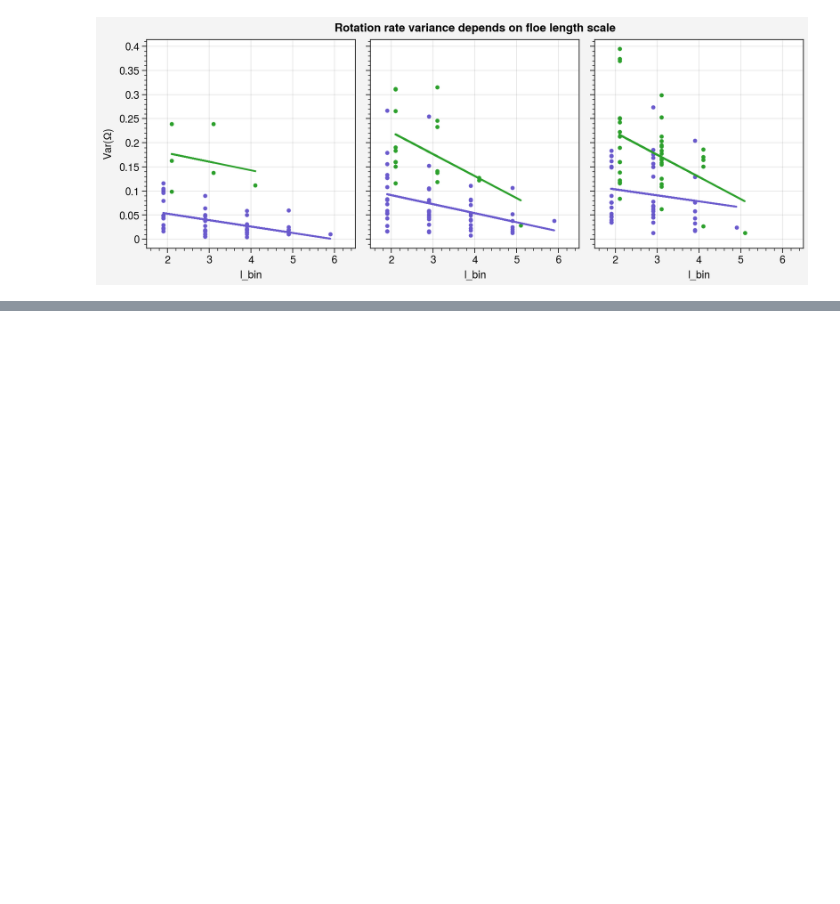
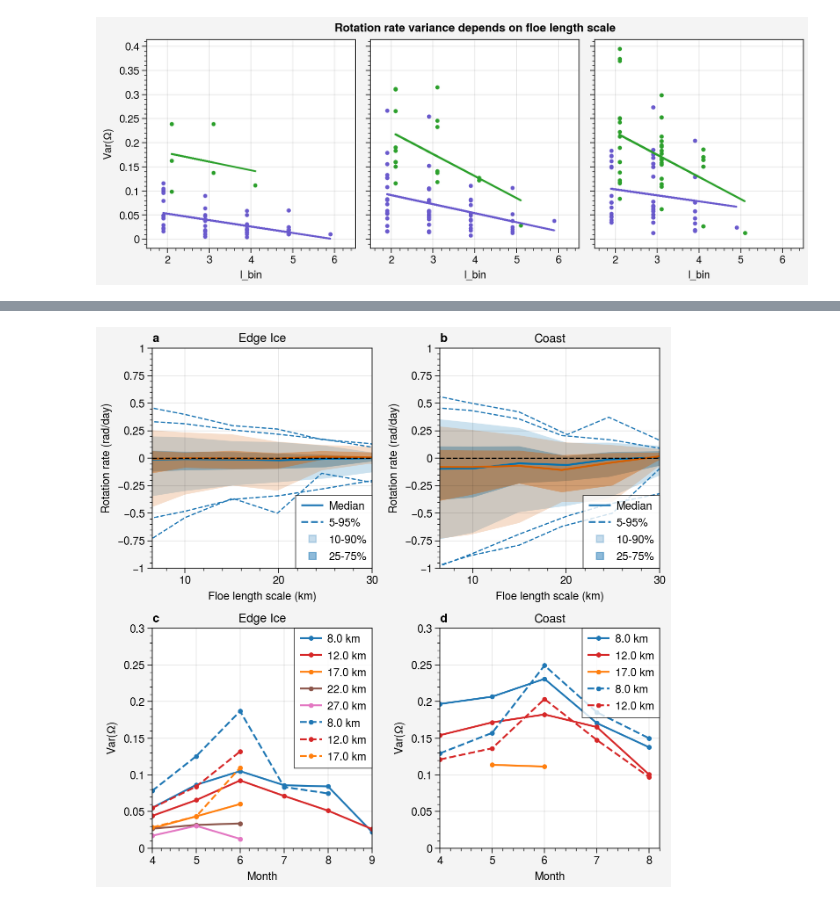
Before and after one commit to danielmwatkins/miz_scales_of_motion, a Jupyter notebook: notebooks/rotation_rate.ipynb, the cells around one changed output, grey strips where cells are left out. Drawn from its saved outputs; the diff is of its cells as text; code cells hidden in the pictures; blank space fills up the shorter version.

```diff
--- a/notebooks/rotation_rate.ipynb
+++ b/notebooks/rotation_rate.ipynb
@@ -125,16 +1,3 @@ fig.save('../figures/fig05_rotation_rate_distribution.pdf', dpi=300)
-# %%
-f = 2*(7.292e-5)*np.sin(np.deg2rad(subset['latitude']))
-subset['normalized_rotation'] = subset['zeta']/(f * 24*60*60)
-subset['length_scale_km'] = np.sqrt(subset['area_km2'])
-df_summary = subset.loc[:, ['l_bin', 'normalized_rotation', 'zeta']].groupby('l_bin').quantile([0.01, 0.1, 0.25, 0.5, 0.75, 0.90, 0.99])
-df_summary.reset_index(inplace=True)
-df_summary.columns=['l_bin', 'quantile', 'normalized_rotation', 'zeta']
-df_summary_zeta = df_summary.pivot_table(index='l_bin', columns='quantile', values='zeta')
-df_summary_omega = df_summary.pivot_table(index='l_bin', columns='quantile', values='normalized_rotation')
-
-x = subset[['l_bin', 'length_scale_km']].groupby('l_bin').median()
-df_summary_zeta.index = x.loc[df_summary_zeta.index].values.squeeze()
-df_summary_omega.index = x.loc[df_summary_omega.index].values.squeeze()
 # %% [markdown]
 # The goal of the figure
 Previously we show that overall, there is a dependence on length scale. However we know that the sea ice concentration and the distance to the ice edge/coast and the time of year all play a role here.
@@ -303,0 +184,4 @@ ax.format(suptitle='Rotation rate variance depends on floe length scale', ylabel
+# %%
+
+coast_subset = subset.loc[(subset.edge_dist_km > 100) & (subset.coast_dist_km < 100)]
+edge_subset = subset.loc[(subset.edge_dist_km < 100) & (subset.coast_dist_km > 100)]
@@ -303,0 +207,79 @@ ax.format(suptitle='Rotation rate variance depends on floe length scale', ylabel
+# %%
+bin_colors = {2: 'tab:blue', 3: 'tab:red', 4: 'tab:orange', 5: 'tab:brown', 6: 'tab:pink'
+             }
+# %%
+
+fig, axs = pplt.subplots(ncols=2, nrows=2, share=False)
+
+for data, ax in zip([pack_summary, miz_summary], axs[0,:]):
+    ax.plot(data[0.05], ls='--', lw=1, color='tab:blue')
+    ax.plot(data[0.95], ls='--', lw=1, color='tab:blue')
+
+    ax.plot(data[0.5], shadedata=[data[0.25], data[0.75]],
+            fadedata=[data[0.1], data[0.9]])
+    ax.format(ylabel='Rotation rate (rad/day)', ylim=(-1, 1),
+              xlocator=np.arange(10, 31, 10), xlim=(6.5, 30),
+              xlabel='Floe length scale (km)')
+    ax.axhline(0, color='k', ls='--', lw=1)
+for data, ax in zip([pack_subset, miz_subset], axs[1,:]):
+    counts = data.groupby(['month', 'l_bin']).count()['zeta'].reset_index().pivot_table(
+    index='month', columns='l_bin', values='zeta')
+
+    for bin_num in range(2, 9):
+        L = data.loc[data.l_bin==bin_num, 'L'].mean()
+        v = data.loc[data.l_bin==bin_num, ['month', 'zeta']].groupby('month').var()
+        n = counts[bin_num]
+        if sum(n > 100) > 1:
+            ax.plot(v.where(n > 100), label=str(np.round(L, 0)) + ' km', marker='.', c=bin_colors[bin_num])
+
+    ax.legend(ncols=1, loc='ur')
+    ax.format(ylabel='Var($\\Omega$)', xlabel='Month', ylim=(0, 0.3))
+
+h = []
+for alpha, ls, m in zip([1, 1, 0.25,  0.5], ['-', '--', '', ''], ['', '', 's', 's']):
+    h.append(ax.plot([],[],color='tab:blue', alpha=alpha, ls=ls, m=m))
+axs[0,0].legend(h, ['Median',  '5-95%', '10-90%', '25-75%'], ncols=1, loc='lr')
+axs[0,1].legend(h, ['Median',  '5-95%', '10-90%', '25-75%'], ncols=1, loc='lr')
+
+axs[0,0].format(title='Pack Ice')
+axs[1,0].format(title='Pack Ice')
+axs[0,1].format(title='MIZ')
+axs[1,1].format(title='MIZ')
+axs.format(abc=True)
+for data, ax in zip([coast_summary, edge_summary], axs[0,:]):
+    ax.plot(data[0.05], ls='--', lw=1, color='tab:blue')
+    ax.plot(data[0.95], ls='--', lw=1, color='tab:blue')
+
+    ax.plot(data[0.5], shadedata=[data[0.25], data[0.75]],
+            fadedata=[data[0.1], data[0.9]])
+    ax.format(ylabel='Rotation rate (rad/day)', ylim=(-1, 1),
+              xlocator=np.arange(10, 31, 10), xlim=(6.5, 30),
+              xlabel='Floe length scale (km)')
+    ax.axhline(0, color='k', ls='--', lw=1)
+for data, ax in zip([coast_subset, edge_subset], axs[1,:]):
+    counts = data.groupby(['month', 'l_bin']).count()['zeta'].reset_index().pivot_table(
+    index='month', columns='l_bin', values='zeta')
+
+    for bin_num in range(2, 9):
+        L = data.loc[data.l_bin==bin_num, 'L'].mean()
+        v = data.loc[data.l_bin==bin_num, ['month', 'zeta']].groupby('month').var()
+        n = counts[bin_num]
+        if sum(n > 100) > 1:
+            ax.plot(v.where(n > 100), label=str(np.round(L, 0)) + ' km', marker='.', ls='--', c=bin_colors[bin_num])
+
+    ax.legend(ncols=1, loc='ur')
+    ax.format(ylabel='Var($\\Omega$)', xlabel='Month', ylim=(0, 0.3))
+
+h = []
+for alpha, ls, m in zip([1, 1, 0.25,  0.5], ['-', '--', '', ''], ['', '', 's', 's']):
+    h.append(ax.plot([],[],color='tab:blue', alpha=alpha, ls=ls, m=m))
+axs[0,0].legend(h, ['Median',  '5-95%', '10-90%', '25-75%'], ncols=1, loc='lr')
+axs[0,1].legend(h, ['Median',  '5-95%', '10-90%', '25-75%'], ncols=1, loc='lr')
+
+axs[0,0].format(title='Edge Ice')
+axs[1,0].format(title='Edge Ice')
+axs[0,1].format(title='Coast')
+axs[1,1].format(title='Coast')
+axs.format(abc=True)
+# %% [output]
+[figure, added]
```
Also changed, not shown: parts of 11 cells of this notebook, 7 other files.
